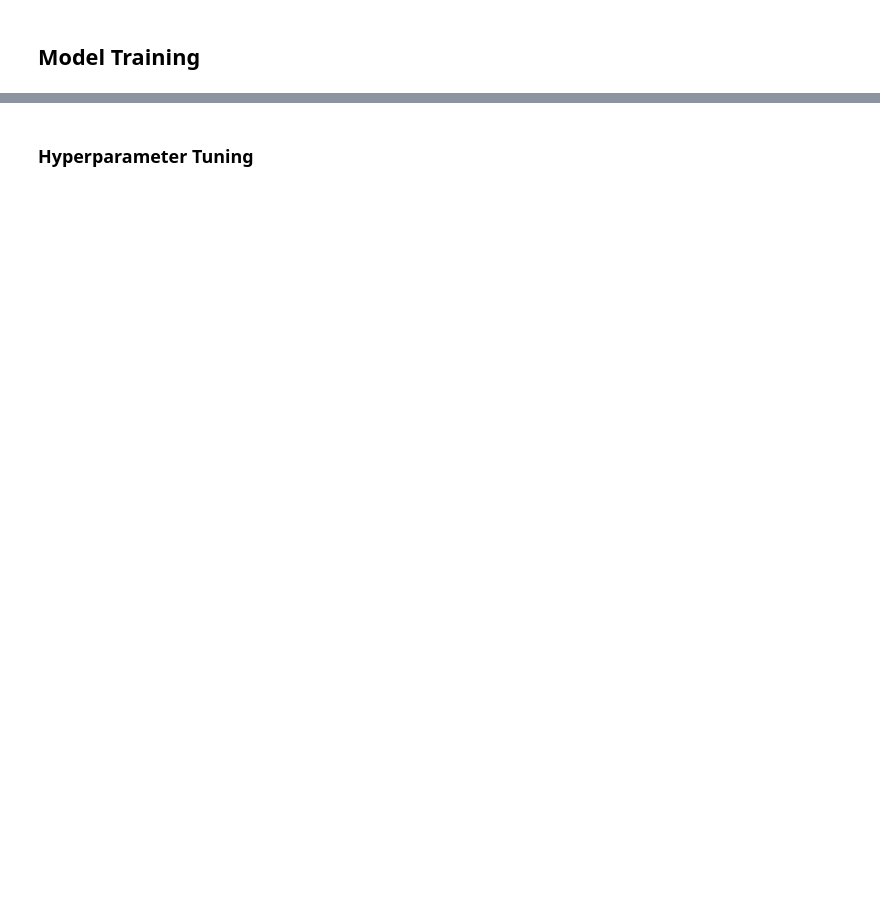
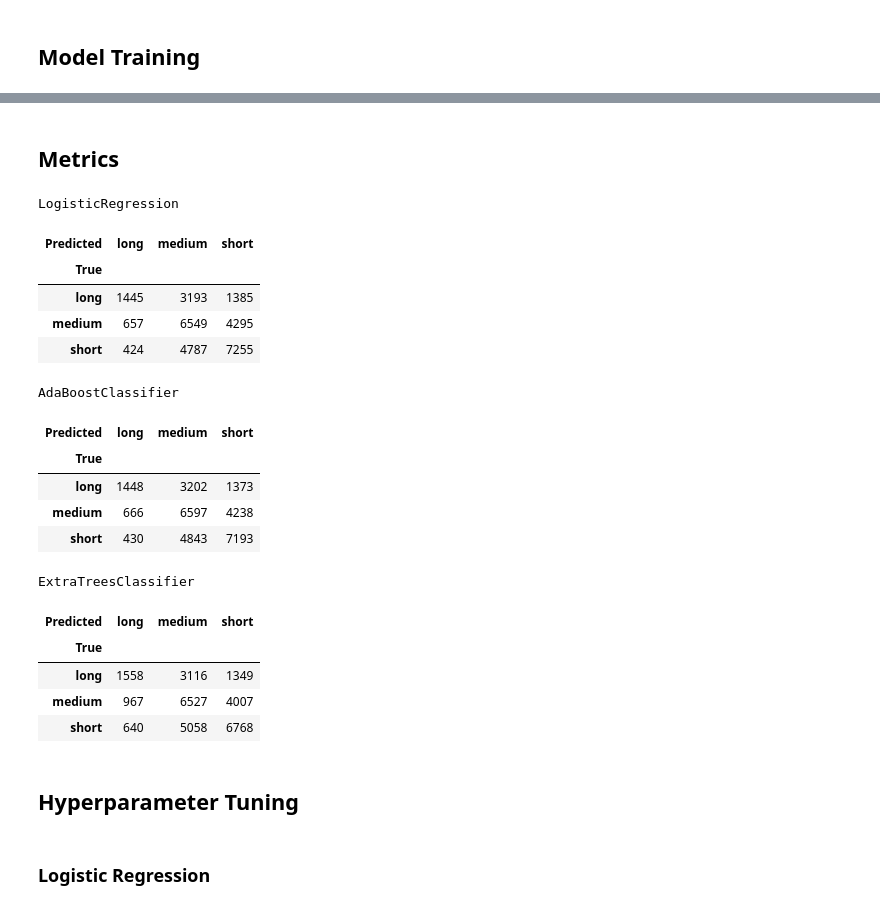
Before and after one commit to Esedicol/Data-Mining, a Jupyter notebook: TEXAS_DATASET/03-Model.ipynb, the cells around one changed output, grey strips where cells are left out. Drawn from its saved outputs; the diff is of its cells as text; code cells hidden in the pictures; blank space fills up the shorter version.

```diff
--- a/TEXAS_DATASET/03-Model.ipynb
+++ b/TEXAS_DATASET/03-Model.ipynb
@@ -213,0 +169,9 @@ df_pred.head(5)
+# %%
+for model in new_classifiers:
+    new_classifiers[model].fit(x_train, y_train)
+
+for model in new_classifiers:
+    clf = new_classifiers["ExtraTreesClassifier"]
+    importance = clf.feature_importances_
+    std = np.std([tree.feature_importances_ for tree in clf.estimators_], axis=0)
+    indices = np.argsort(importance)[::-1]
@@ -214,2 +184,27 @@ df_pred.head(5)
+# %% [markdown]
+## Metrics
+# %%
+for model in new_classifiers:
+    print(model)
+    display(pd.crosstab(df_pred.true.map(target_labels), df_pred[model].map(target_labels), rownames=['True'], colnames=['Predicted']))
+# %% [output]
+LogisticRegression
+| Predicted | long | medium | short |
+| True |  |  |  |
+| long | 1445 | 3193 | 1385 |
+| medium | 657 | 6549 | 4295 |
+| short | 424 | 4787 | 7255 |
+AdaBoostClassifier
+| Predicted | long | medium | short |
+| True |  |  |  |
+| long | 1448 | 3202 | 1373 |
+| medium | 666 | 6597 | 4238 |
+| short | 430 | 4843 | 7193 |
+ExtraTreesClassifier
+| Predicted | long | medium | short |
+| True |  |  |  |
+| long | 1558 | 3116 | 1349 |
+| medium | 967 | 6527 | 4007 |
+| short | 640 | 5058 | 6768 |
 # %% [markdown]
-### Hyperparameter Tuning
+## Hyperparameter Tuning
@@ -215,0 +238,2 @@ df_pred.head(5)
+# %% [markdown]
+### Logistic Regression
```
Also changed, not shown: parts of 37 cells of this notebook, 3 other files.
